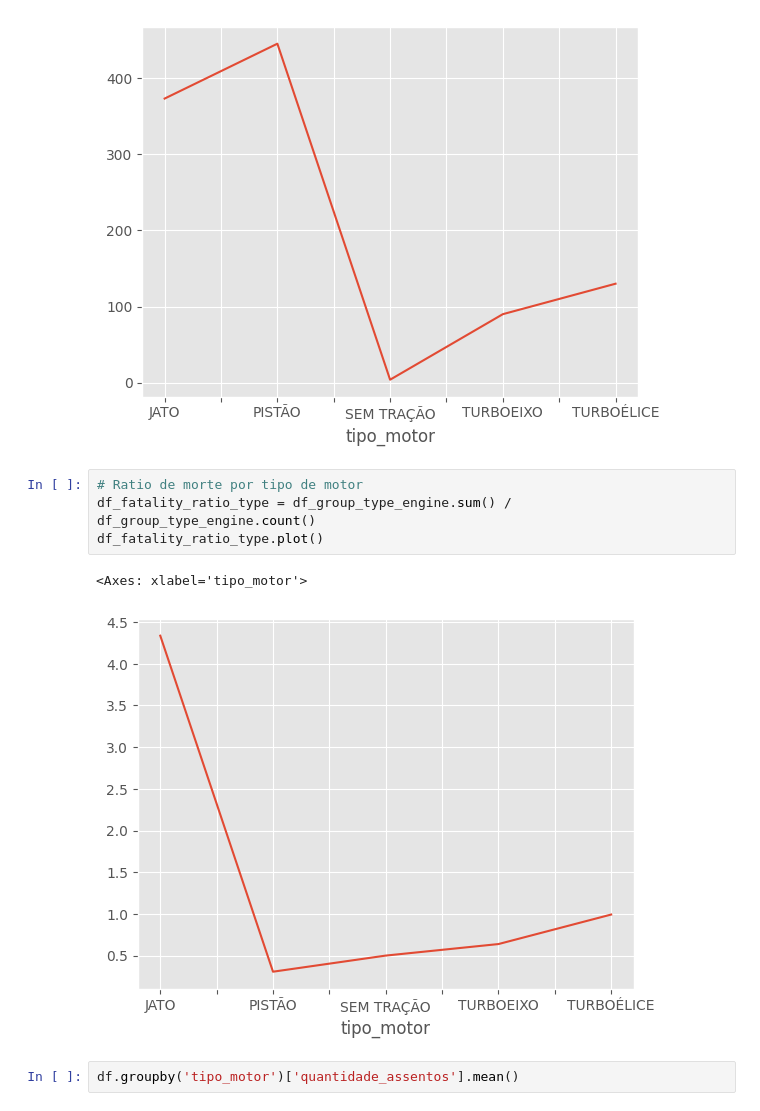
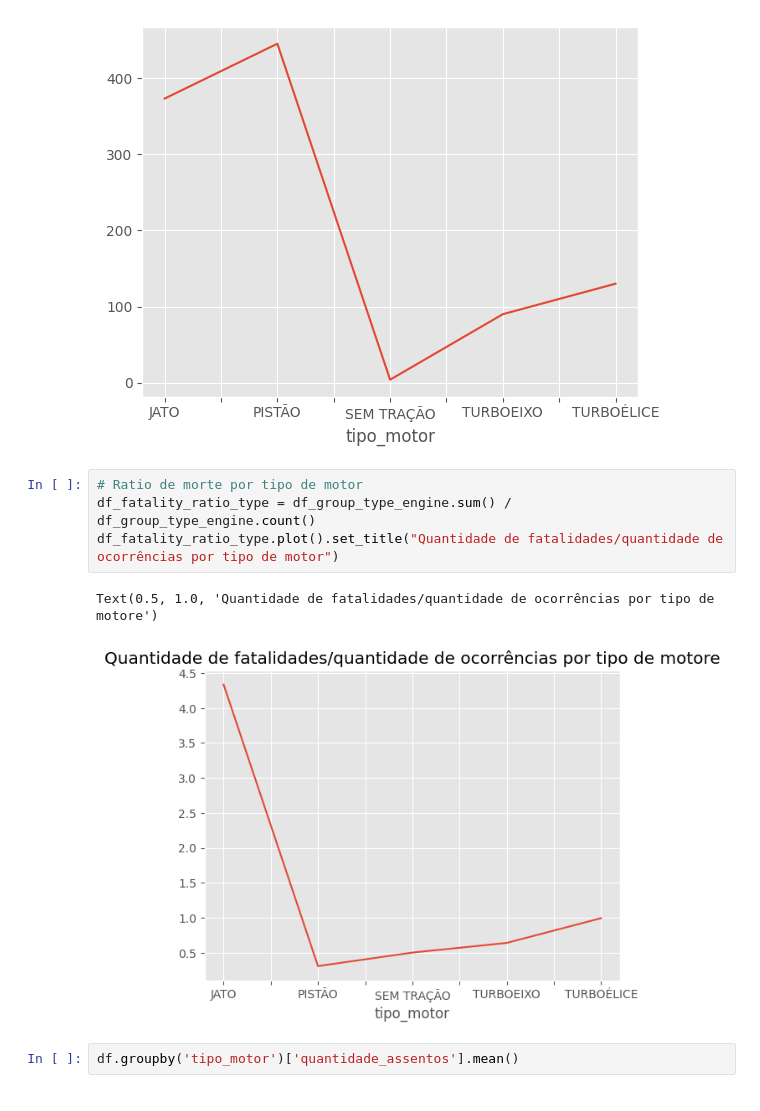
Before and after one commit to TgoPedrosa/ocorrencia-aviacao, a Jupyter notebook: Hypothesis.ipynb, the cells around one changed output. Drawn from its saved outputs; the diff is of its cells as text.

```diff
--- a/Hypothesis.ipynb
+++ b/Hypothesis.ipynb
@@ -129,10 +129,10 @@ df_group_type_engine.sum().plot()
 # %%
 # Ratio de morte por tipo de motor
 df_fatality_ratio_type = df_group_type_engine.sum() / df_group_type_engine.count()
-df_fatality_ratio_type.plot()
+df_fatality_ratio_type.plot().set_title("Quantidade de fatalidades/quantidade de ocorrências por tipo de motor")
 # %% [output]
-<Axes: xlabel='tipo_motor'>
+Text(0.5, 1.0, 'Quantidade de fatalidades/quantidade de ocorrências por tipo de motore')
-[figure, old version]
+[figure, new version]
 # %%
 df.groupby('tipo_motor')['quantidade_assentos'].mean()
 # %% [output]
```
Also changed, not shown: parts of 16 cells of this notebook, 1 other file.
